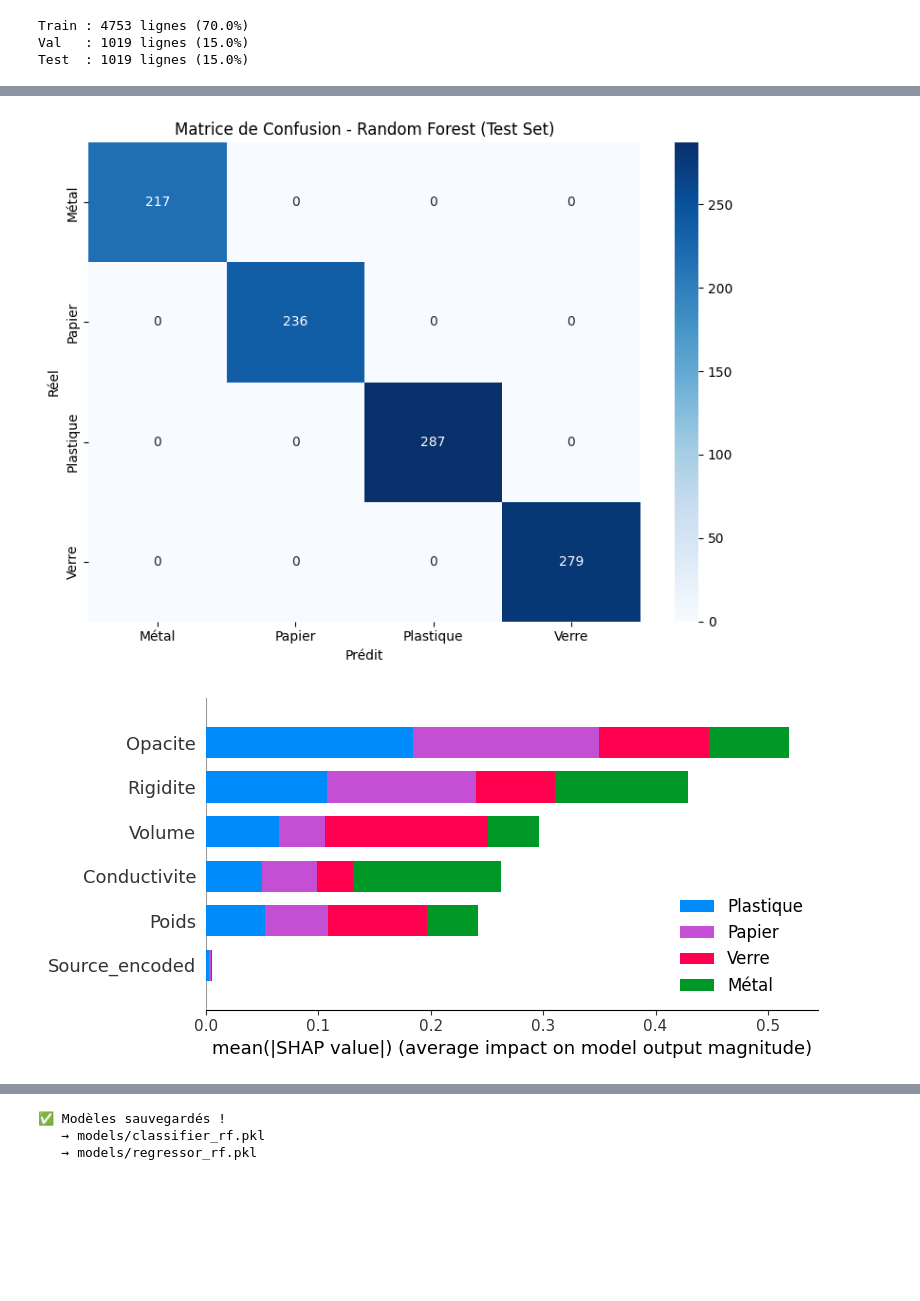
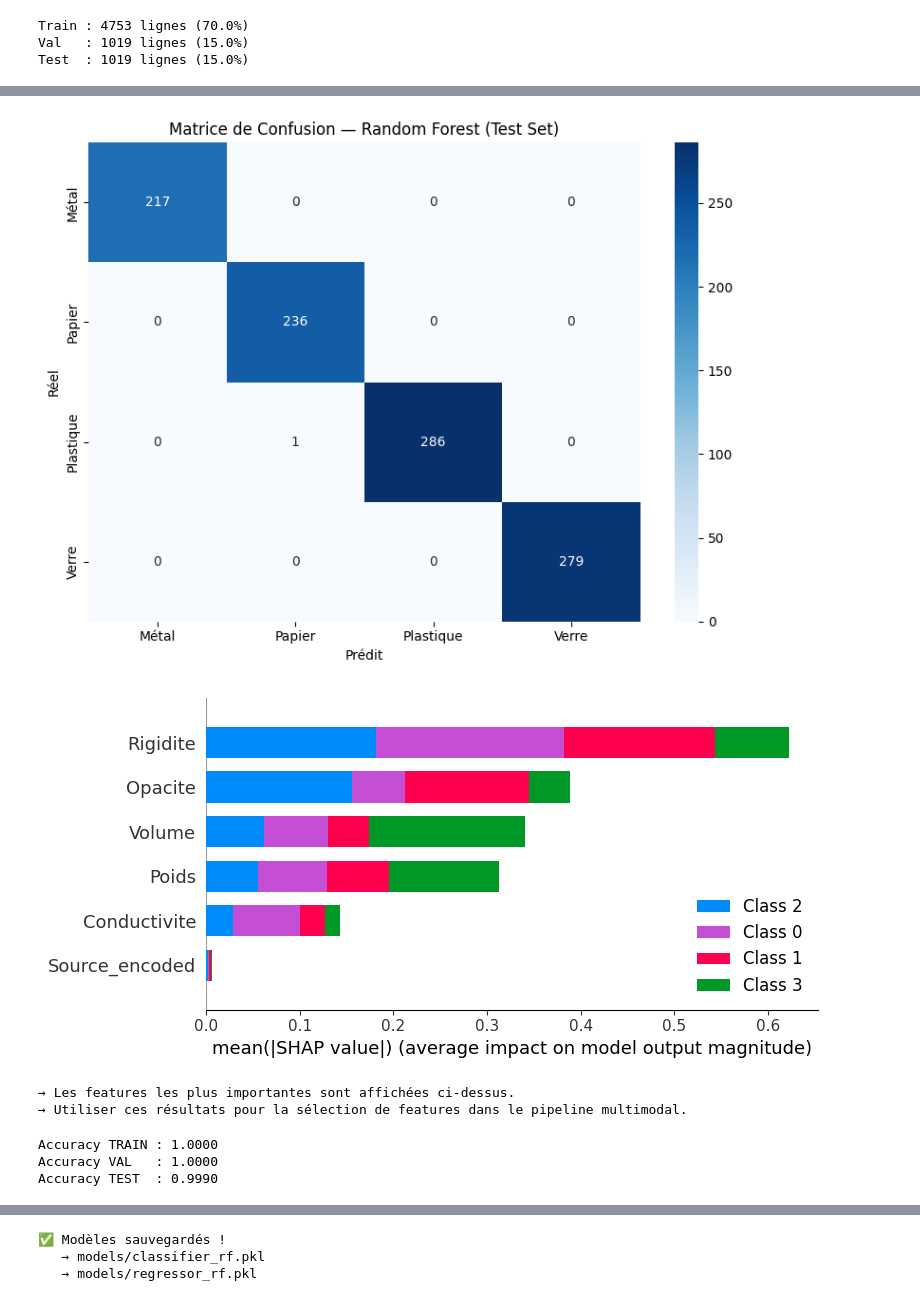
Before and after one commit to islemtalbi/projet_ML2026, a Jupyter notebook: notebooks/02_ML_Supervise.ipynb, the cells around one changed output, grey strips where cells are left out. Saved outputs shown, nothing was run; the diff lists cells and outputs as text; code cells hidden in the pictures; blank space fills up the shorter version.

```diff
--- a/notebooks/02_ML_Supervise.ipynb
+++ b/notebooks/02_ML_Supervise.ipynb
@@ -150,0 +164,26 @@ weighted avg       1.00      1.00      1.00      1019
+# %%
+# Sélection automatique du meilleur modèle selon Accuracy sur val set
+df_resultats = pd.DataFrame(resultats).T.sort_values('Accuracy', ascending=False)
+meilleur_nom = df_resultats['Accuracy'].idxmax()
+
+# Récupérer le bon modèle (tuné ou original)
+nom_lookup = 'Random Forest' if meilleur_nom == 'Random Forest (tuné)' else meilleur_nom
+meilleur_modele = modeles[nom_lookup]
+print(f"✅ Meilleur modèle sélectionné automatiquement : {meilleur_nom}")
+
+# Évaluation sur le TEST SET (jamais vu)
+y_pred_test = meilleur_modele.predict(X_test)
+acc_test = accuracy_score(y_test, y_pred_test)
+f1_test  = f1_score(y_test, y_pred_test, average='weighted')
+
+print(f"\n=== RESULTAT SUR TEST SET ===")
+print(f"Accuracy : {acc_test:.4f}")
+print(f"F1-Score : {f1_test:.4f}")
+print(f"\n=== RAPPORT CLASSIFICATION ===")
+print(classification_report(y_test, y_pred_test))
+
+# Vérification seuil minimum
+if acc_test >= 0.70:
+    print(f"✅ Seuil minimum 0.70 atteint ({acc_test:.4f})")
+else:
+    print(f"⚠️ Seuil minimum 0.70 NON atteint ({acc_test:.4f}) — revoir le pipeline")
@@ -151,26 +210,54 @@ weighted avg       1.00      1.00      1.00      1019
 # %%
+# Matrice de confusion
 cm = confusion_matrix(y_test, y_pred_test)
 plt.figure(figsize=(8,6))
 sns.heatmap(cm, annot=True, fmt='d', cmap='Blues',
             xticklabels=meilleur_modele.classes_,
             yticklabels=meilleur_modele.classes_)
-plt.title('Matrice de Confusion - Random Forest (Test Set)')
+plt.title(f'Matrice de Confusion — {meilleur_nom} (Test Set)')
 plt.ylabel('Réel')
 plt.xlabel('Prédit')
 plt.tight_layout()
 plt.show()
 # %% [output]
-[figure, old version]
+[figure, new version]
 # %%
 import shap
 
 explainer = shap.TreeExplainer(meilleur_modele)
 shap_values = explainer.shap_values(X_test)
 
-shap.summary_plot(shap_values, X_test,
-                  feature_names=features,
-                  class_names=meilleur_modele.classes_,
-                  plot_type='bar',
-                  show=True)
+# Gestion multiclasse : shap_values est une liste (une array par classe)
+if isinstance(shap_values, list):
+    shap_mean = np.mean([np.abs(sv) for sv in shap_values], axis=0)
+else:
+    shap_mean = np.abs(shap_values)
+
+shap.summary_plot(shap_mean, X_test, feature_names=features, plot_type='bar')
+print("\n→ Les features les plus importantes sont affichées ci-dessus.")
+print("→ Utiliser ces résultats pour la sélection de features dans le pipeline multimodal.")
 # %% [output]
-[figure, old version]
+[figure, new version]
+→ Les features les plus importantes sont affichées ci-dessus.
+→ Utiliser ces résultats pour la sélection de features dans le pipeline multimodal.
+# %%
+# Vérifier overfitting
+rf = RandomForestClassifier(n_estimators=100, random_state=42)
+rf.fit(X_train, y_train)
+
+acc_train = accuracy_score(y_train, rf.predict(X_train))
+acc_val = accuracy_score(y_val, rf.predict(X_val))
+acc_test = accuracy_score(y_test, rf.predict(X_test))
+
+print(f"Accuracy TRAIN : {acc_train:.4f}")
+print(f"Accuracy VAL   : {acc_val:.4f}")
+print(f"Accuracy TEST  : {acc_test:.4f}")
+
+if acc_train == 1.0 and acc_test == 1.0:
+    print("\n✅ Pas d'overfitting - dataset naturellement bien séparé")
+elif acc_train == 1.0 and acc_test < 0.90:
+    print("\n⚠️ OVERFITTING détecté !")
+# %% [output]
+Accuracy TRAIN : 1.0000
+Accuracy VAL   : 1.0000
+Accuracy TEST  : 0.9990
```
Also changed, not shown: parts of 10 cells of this notebook, 1 other file.
